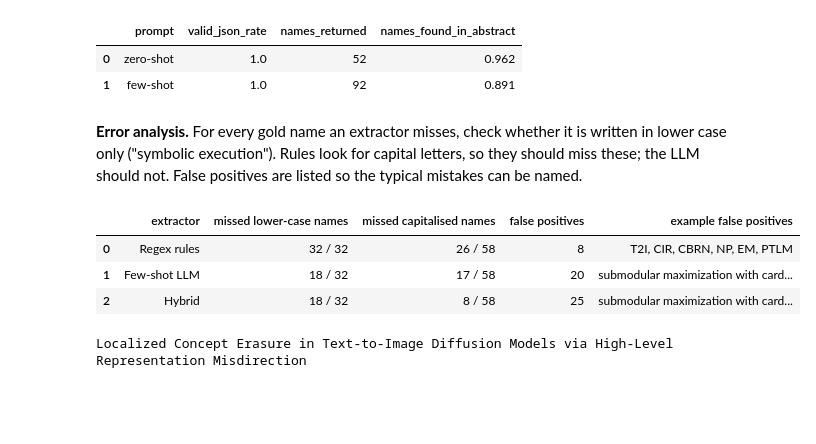
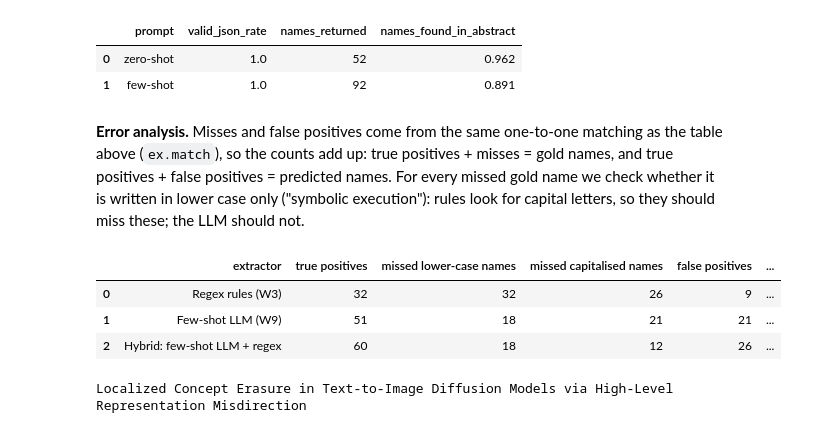
Before and after one commit to teepakorn326/assignmemt3-8460, a Jupyter notebook: codes/02_preprocessing_extraction.ipynb, the cells around one changed output. Cells and saved outputs as stored; diff of their text form; code cells hidden in the pictures; blank space fills up the shorter version.

```diff
--- a/codes/02_preprocessing_extraction.ipynb
+++ b/codes/02_preprocessing_extraction.ipynb
@@ -521,52 +540,37 @@ results["llm_reliability"] = reliability.to_dict(orient="records")
 | 0 | zero-shot | 1.0 | 52 | 0.962 |
 | 1 | few-shot | 1.0 | 92 | 0.891 |
 # %% [markdown]
-**Error analysis.** For every gold name an extractor misses, check whether it is written in lower case only ("symbolic execution"). Rules look for capital letters, so they should miss these; the LLM should not. False positives are listed so the typical mistakes can be named.
+**Error analysis.** Misses and false positives come from the same one-to-one matching as the table above (`ex.match`), so the counts add up: true positives + misses = gold names, and true positives + false positives = predicted names. For every missed gold name we check whether it is written in lower case only ("symbolic execution"): rules look for capital letters, so they should miss these; the LLM should not.
 # %%
-def misses(predict):
-    """Gold names an extractor did not find, split into lower-case-only vs capitalised names."""
-    lower, capital = [], []
+def errors(predict):
+    """Missed gold names (split into lower-case-only vs capitalised) and false positives, from ex.match."""
+    lower, capital, fps, tps = [], [], [], 0
     for item in labelled:
-        predicted = predict(item)
-        for gold_name in item["methods"] + item["datasets"]:
-            tp, _, _ = ex.match_counts(predicted, [gold_name])
-            if tp == 0:
-                (lower if gold_name == gold_name.lower() else capital).append(gold_name)
-    return lower, capital
+        pairs, wrong, missed = ex.match(predict(item), item["methods"] + item["datasets"])
+        tps += len(pairs)
+        fps += wrong
+        for g in missed:
+            (lower if g == g.lower() else capital).append(g)
+    return tps, lower, capital, fps
 
 
-def false_positives(predict):
-    wrong = []
-    for item in labelled:
-        gold_names = item["methods"] + item["datasets"]
-        for name in predict(item):
-            tp, _, _ = ex.match_counts([name], gold_names)
-            if tp == 0:
-                wrong.append(name)
-    return wrong
-
-
-all_gold = [g for item in labelled for g in item["methods"] + item["datasets"]]
-n_lower_gold = sum(g == g.lower() for g in all_gold)
+all_gold = [g for _, g in ex._dedup(g for item in labelled for g in item["methods"] + item["datasets"])]
 error_rows = []
-for name, predict in [("Regex rules", lambda item: ex.regex_artefacts(item["abstract"])),
-                      ("Few-shot LLM", lambda item: names(few[item["id"]])),
-                      ("Hybrid", lambda item: ex.hybrid_artefacts(names(few[item["id"]]), item["abstract"]))]:
-    lower, capital = misses(predict)
-    fps = false_positives(predict)
-    error_rows.append({"extractor": name,
-                       "missed lower-case names": f"{len(lower)} / {n_lower_gold}",
-                       "missed capitalised names": f"{len(capital)} / {len(all_gold) - n_lower_gold}",
-                       "false positives": len(fps),
-                       "example false positives": ", ".join(fps[:6])})
+for name in ["Regex rules (W3)", "Few-shot LLM (W9)", "Hybrid: few-shot LLM + regex"]:
+    tps, lower, capital, fps = errors(EXTRACTORS[name])
+    row = extraction_scores.set_index("extractor").loc[name]
+    assert tps + len(lower) + len(capital) == row["gold"] and tps + len(fps) == row["predicted"]
+    error_rows.append({"extractor": name, "true positives": tps,
+                       "missed lower-case names": len(lower), "missed capitalised names": len(capital),
+                       "false positives": len(fps), "example false positives": ", ".join(fps[:6])})
 error_analysis = pd.DataFrame(error_rows)
 results["error_analysis"] = error_analysis.to_dict(orient="records")
 display(error_analysis)
 # %% [output]
-|  | extractor | missed lower-case names | missed capitalised names | false positives | example false positives |
-| 0 | Regex rules | 32 / 32 | 26 / 58 | 8 | T2I, CIR, CBRN, NP, EM, PTLM |
-| 1 | Few-shot LLM | 18 / 32 | 17 / 58 | 20 | submodular maximization with card... |
-| 2 | Hybrid | 18 / 32 | 8 / 58 | 25 | submodular maximization with card... |
+|  | extractor | true positives | missed lower-case names | missed capitalised names | false positives | ... |
+| 0 | Regex rules (W3) | 32 | 32 | 26 | 9 | ... |
+| 1 | Few-shot LLM (W9) | 51 | 18 | 21 | 21 | ... |
+| 2 | Hybrid: few-shot LLM + regex | 60 | 18 | 12 | 26 | ... |
 # %%
 # One labelled paper, gold vs each extractor (used on the slide)
 item = next(it for it in labelled if it["id"] == "2602.19631")   # HiRM concept-erasure paper
```
Also changed, not shown: parts of 9 cells of this notebook, 6 other files.
